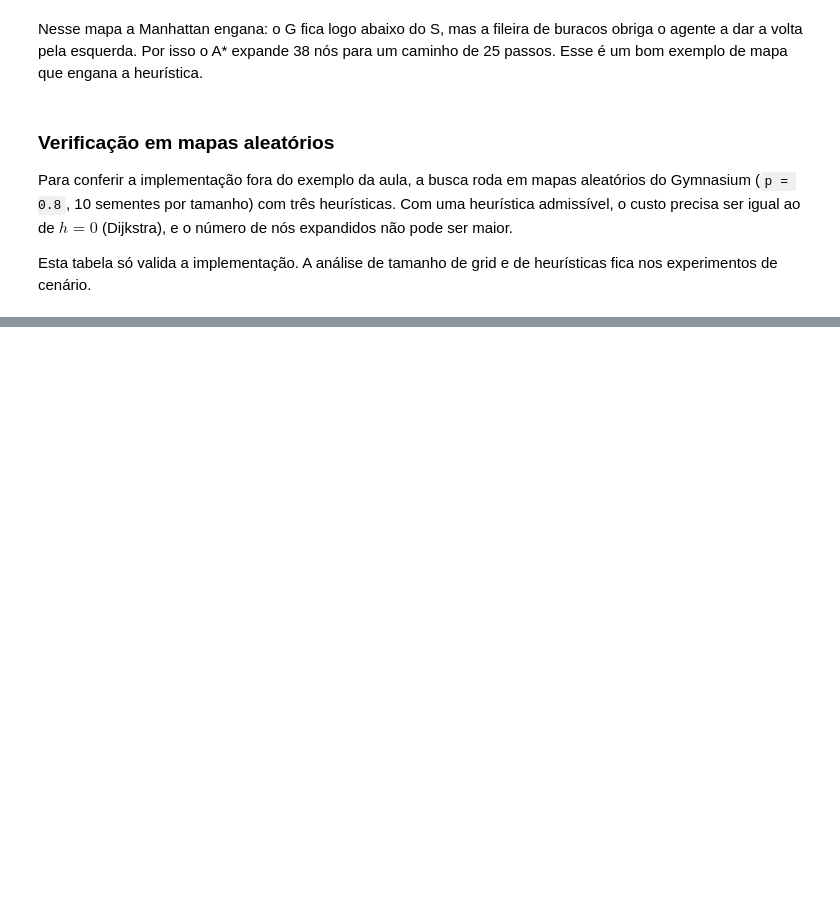
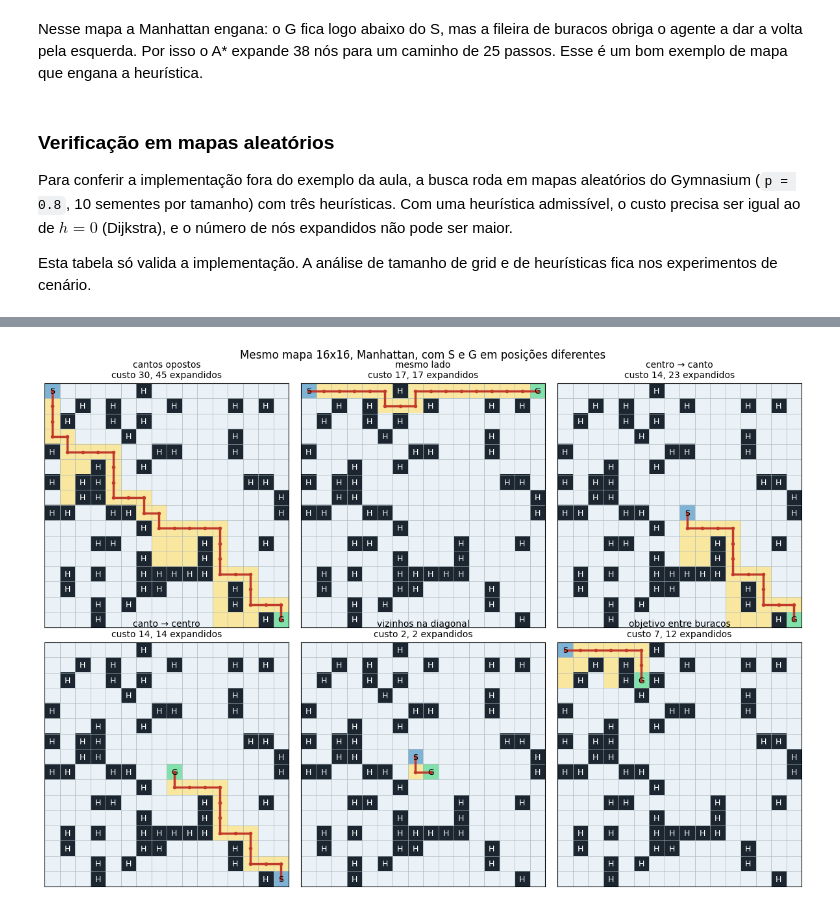
Before and after one commit to ctrindadedev/game-ai-lab, a Jupyter notebook: FrozenLake/frozenlake_astar.ipynb, the cells around one changed output, grey strips where cells are left out. Cells and saved outputs as stored; diff of their text form; code cells hidden in the pictures; blank space fills up the shorter version.

```diff
--- a/FrozenLake/frozenlake_astar.ipynb
+++ b/FrozenLake/frozenlake_astar.ipynb
@@ -204,0 +381,12 @@ Os 40 mapas passam nas três verificações (caminho válido, custo igual ao de
+# %%
+fig, axes = plt.subplots(2, 3, figsize=(12, 8.6))
+for ax, (nome, (s, g)) in zip(axes.flat, POSICOES.items()):
+    mapa = posicionar(base16, s, g)
+    desenhar(mapa, a_star(mapa, heuristica_fn=manhattan), ax=ax)
+    ax.set_title(f"{nome}\n{ax.get_title()}", fontsize=10)
+plt.suptitle("Mesmo mapa 16x16, Manhattan, com S e G em posições diferentes")
+plt.tight_layout()
+plt.savefig(FIGURAS / "cenario_posicoes.png", dpi=150, bbox_inches="tight")
+plt.show()
+# %% [output]
+[figure, added]
```
Also changed, not shown: parts of 24 cells of this notebook, 8 other files.
